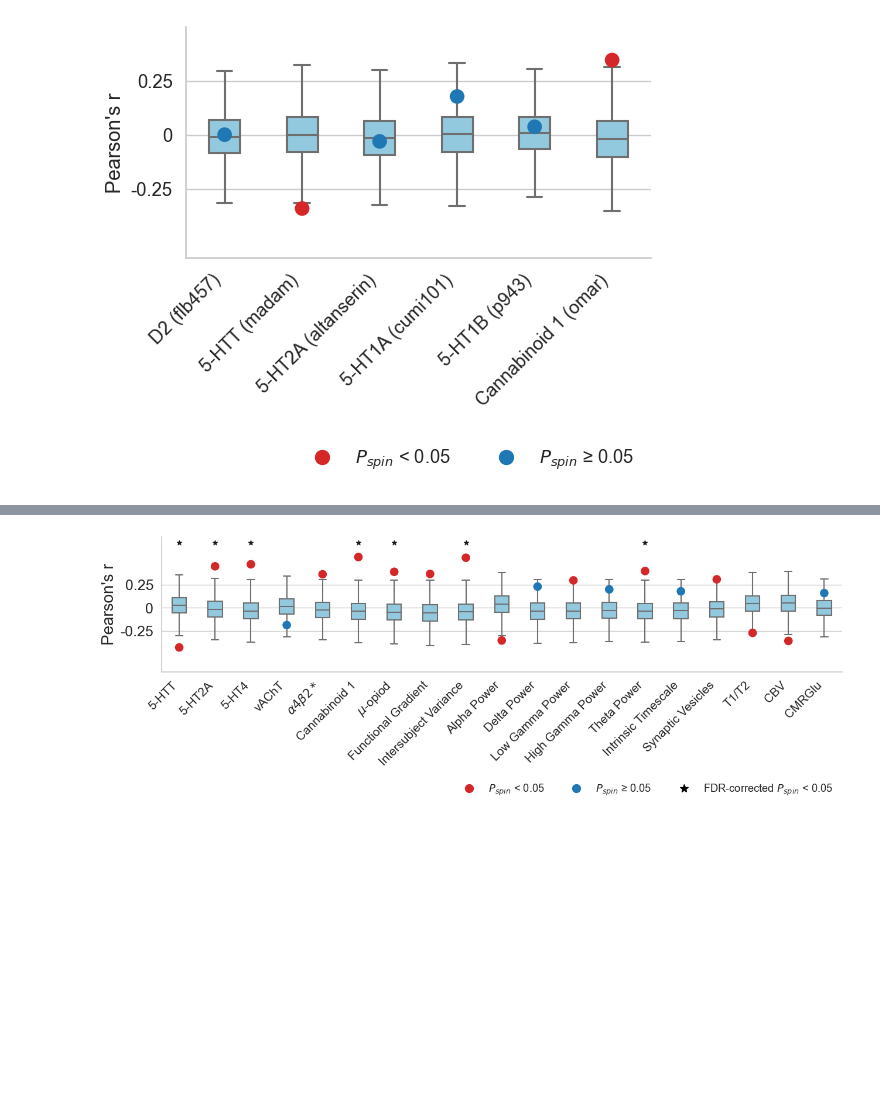
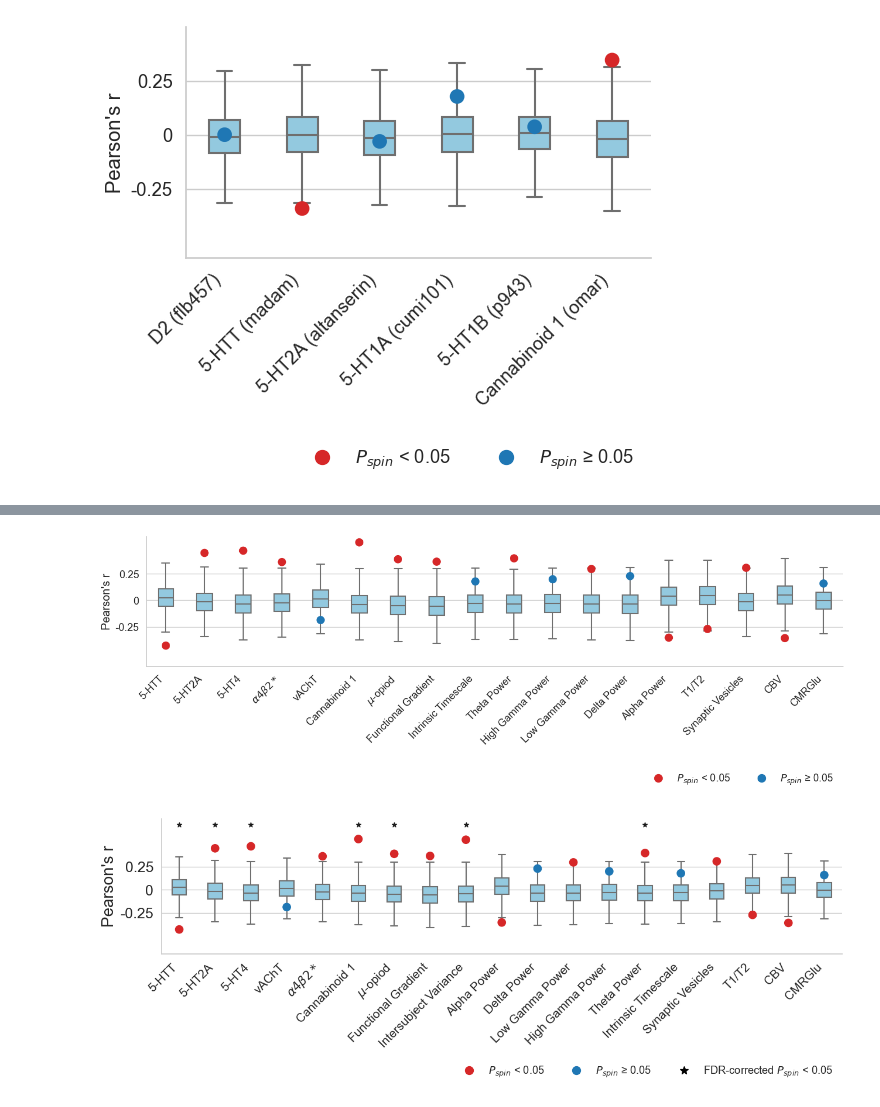
Before and after one commit to ltuominen/AP_brainorganization, a Jupyter notebook: code/Plot_corrs_nulls.ipynb, the cells around one changed output, grey strips where cells are left out. Cells and saved outputs as stored; diff of their text form; code cells hidden in the pictures; blank space fills up the shorter version.

Commit message:
Finalize main figs & tables

```diff
--- a/code/Plot_corrs_nulls.ipynb
+++ b/code/Plot_corrs_nulls.ipynb
@@ -23,6 +23,9 @@ corrs_turku.columns = ['rho', 'pspin']
 nulls_turku = dict(np.load(path + 'data/nulls_turku.npz'))
 
 corrs_enigma= dict(np.load(path + 'data/corrs_enigma.npz'))
+corrs_enigma = pd.DataFrame(corrs_enigma).transpose()
+corrs_enigma.columns = ['rho', 'pspin']
+
 nulls_enigma = dict(np.load(path + 'data/nulls_enigma.npz'))
 
 target_labels = pd.read_csv(path + 'data/target_labels.csv')
@@ -204,2 +209,17 @@ plt.legend(handles=[blue_circle, red_circle], frameon=False, bbox_to_anchor=(1,
 # %% [output]
 [figure]
+# %%
+replicate = df_turku[df_turku['fdr_corrected_p_value']< 0.05]['source'] # select sources
+df_enigma = corrs_enigma[corrs_enigma.index.isin(replicate)] # select enigma
+df_enigma = pd.merge(target_labels, df_enigma,  how='right', right_index=True, left_on='source') # add target labels
+#df_enigma = pd.merge(target_labels, corrs_enigma, right_index=True, left_on='source')
+custom_order = {v: i for i, v in enumerate(plot_order)} # sorting order
+df_enigma = df_enigma.sort_values(by=['class'], key=lambda x: x.map(custom_order)) # sort for pretty
+df_enigma = df_enigma.reset_index(drop=True)
+# do multiple comparisons correction
+_, fdr_corrected_pvalues, _, _ = multipletests(df_enigma['pspin'], alpha=0.05, method='fdr_bh')
+df_enigma['fdr_corrected_p_value'] = fdr_corrected_pvalues
+
+display(df_enigma)
+
+df_enigma.to_csv(path + '/tables/correlations_in_replication_sample.csv')
@@ -206,3 +244,53 @@ plt.legend(handles=[blue_circle, red_circle], frameon=False, bbox_to_anchor=(1,
+# %%
+nulls = pd.DataFrame(np.column_stack([nulls_enigma.get(s) for s in df_enigma['source']]))
+nulls.columns = list(df_enigma['source'])
+
+color = ((df_enigma['pspin'] > 0.05).astype(int)).tolist()
+color = [(0.839, 0.152, 0.156) if c == 0 else (0.121, 0.466, 0.705) for c in color]
+
+x = np.arange(df_enigma.shape[0])
+cpalette = dict(zip(x, color))
+
+fig = plt.figure(figsize=(16,3))
+sns.set_style("whitegrid")
+
+plt.rcParams['axes.spines.right'] = False
+plt.rcParams['axes.spines.top'] = False
+
+ax1 = sns.boxplot(data=nulls, width=0.4, fliersize=0, color ='skyblue')
+ax2 = sns.pointplot(x=x,
+              y=df_enigma["rho"],
+              palette=cpalette,
+              join = False ,
+              scale=1.2,
+              ax=ax1);
+
+children1 = ax1.get_children()
+children2 = ax2.get_children()
+
+# Set the zorder of the children of the boxplot to 1
+for child in children1:
+    child.set_zorder(10)
+
+# Set the zorder of the children of the pointplot to 2
+for child in children2:
+    child.set_zorder(20)
+
+ax1.set_axisbelow(True)
+
+ax1.set(yticks=[-.25, 0, .25], ylabel="Pearson's r")
+ax1.set_yticklabels(['-0.25', '0', '0.25'])
+ax1.set_xticklabels(df_enigma['target'], rotation=45, ha="right")
+
+blue_circle = mlines.Line2D([], [], color=(0.839, 0.152, 0.156), marker='o', linestyle='None',
+                          markersize=10, label='$P_{spin}$ < 0.05')
+red_circle = mlines.Line2D([], [], color=(0.121, 0.466, 0.705), marker='o', linestyle='None',
+                          markersize=10, label='$P_{spin}$ ≥ 0.05' )
+plt.legend(handles=[blue_circle, red_circle], frameon=False, bbox_to_anchor=(1, -0.75), ncol=2);
+
+plt.savefig(path + 'figures/Figure4.jpg', bbox_inches="tight", dpi=300)
+# %% [output]
+[figure, added]
 # %%
 replicate  = ['beliveau2017_dasb','beliveau2017_cimbi36', 'beliveau2017_sb207145', 'tuominen_feobv', 'hillmer2016_flubatine',
               'laurikainen2018_fmpepd2', 'kantonen2020_carfentanil', 'margulies2016_fcgradient01','mueller2013_intersubjvar',  'hcps1200_megalpha', 'hcps1200_megdelta',
```
Also changed, not shown: parts of 5 cells of this notebook, 5 other files.
